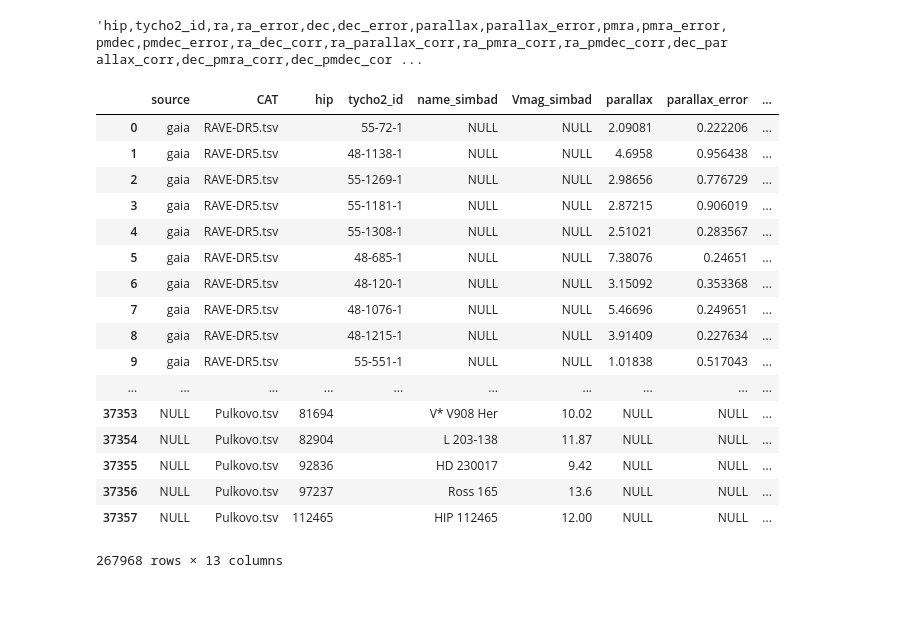
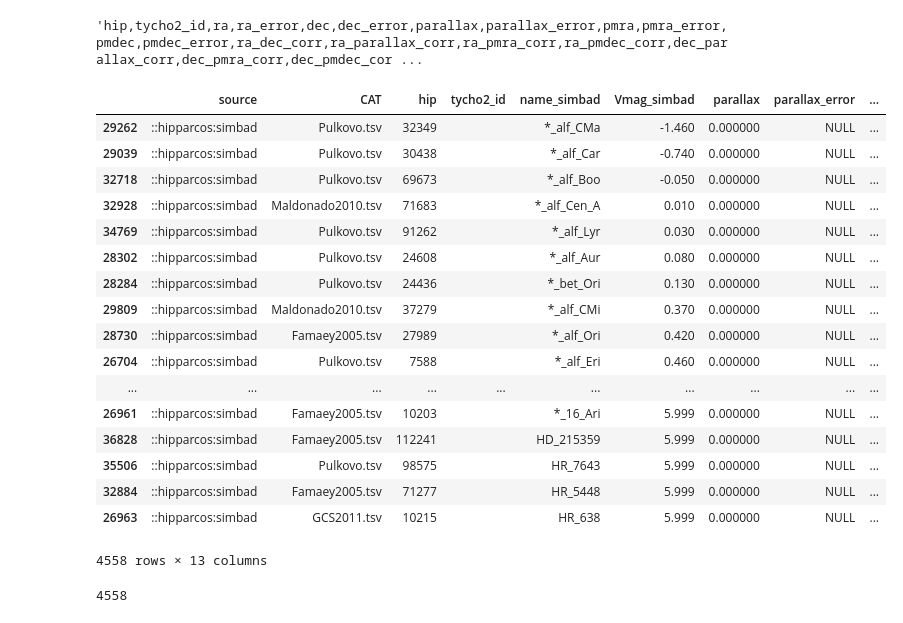
Before and after one commit to seap-udea/iWander, a Jupyter notebook: db/build.ipynb, the cells around one changed output. Cells and saved outputs as stored; diff of their text form; code cells hidden in the pictures.

```diff
--- a/db/build.ipynb
+++ b/db/build.ipynb
@@ -980,6 +1000,19 @@ Number of matchings for tycho2_id: 230610
 Merging by hip...
 Number of matchings for hip: 37358
 Number of matches: 267968
+# %%
+#Make all empty HIPs Nulls
+rvgaia['hip']=rvgaia['hip'].map(lambda x:'NULL' if x=='' else x)
+#Remove spaces from simbad names
+rvgaia['name_simbad']=rvgaia['name_simbad'].map(lambda x:'NULL' if x=='' else x.replace(' ','_'))
+#Convert Vmag to float and if ~ assign an arbitrary value of 123
+rvgaia['Vmag_simbad']=rvgaia['Vmag_simbad'].map(lambda x:'123' if x=='~' or x=='' or x=='NULL' else x).map(float)
+#NULL parallax to 0
+pcols=['parallax','parallax_Hip','parallax_Tyc','parallax_simbad']
+for pcol in pcols:
+    rvgaia[pcol]=rvgaia[pcol].map(lambda x:'0' if x=='NULL' else x).map(float)
+#Left only not null Gaia,Hip parallaxe
+rvgaia=rvgaia[(rvgaia.parallax>0)|(rvgaia.parallax_Hip>0)]
 # %% [markdown]
 **Result of merging database Gaia + Hip + Tyc2 + Simbad:**
 
@@ -1006,26 +1060,30 @@ if 1:
 # %% [output]
 'hip,tycho2_id,ra,ra_error,dec,dec_error,parallax,parallax_error,pmra,pmra_error,pmdec,pmdec_error,ra_dec_corr,ra_parallax_corr,ra_pmra_corr,ra_pmdec_corr,dec_parallax_corr,dec_pmra_corr,dec_pmdec_cor ...
 # %%
-rvgaia[['source','CAT','hip','tycho2_id','name_simbad','Vmag_simbad','parallax','parallax_error','parallax_Hip','parallax_error_Hip','radial_vel_simbad','RV','eRV']]
+rvgaia[rvgaia.Vmag_simbad<6][['source','CAT','hip','tycho2_id','name_simbad','Vmag_simbad','parallax','parallax_error','parallax_Hip','parallax_error_Hip','radial_vel_simbad','RV','eRV']].sort_values('Vmag_simbad')
 # %% [output]
 |  | source | CAT | hip | tycho2_id | name_simbad | Vmag_simbad | parallax | parallax_error | ... |
-| 0 | gaia | RAVE-DR5.tsv |  | 55-72-1 | NULL | NULL | 2.09081 | 0.222206 | ... |
-| 1 | gaia | RAVE-DR5.tsv |  | 48-1138-1 | NULL | NULL | 4.6958 | 0.956438 | ... |
-| 2 | gaia | RAVE-DR5.tsv |  | 55-1269-1 | NULL | NULL | 2.98656 | 0.776729 | ... |
-| 3 | gaia | RAVE-DR5.tsv |  | 55-1181-1 | NULL | NULL | 2.87215 | 0.906019 | ... |
-| 4 | gaia | RAVE-DR5.tsv |  | 55-1308-1 | NULL | NULL | 2.51021 | 0.283567 | ... |
-| 5 | gaia | RAVE-DR5.tsv |  | 48-685-1 | NULL | NULL | 7.38076 | 0.24651 | ... |
-| 6 | gaia | RAVE-DR5.tsv |  | 48-120-1 | NULL | NULL | 3.15092 | 0.353368 | ... |
-| 7 | gaia | RAVE-DR5.tsv |  | 48-1076-1 | NULL | NULL | 5.46696 | 0.249651 | ... |
-| 8 | gaia | RAVE-DR5.tsv |  | 48-1215-1 | NULL | NULL | 3.91409 | 0.227634 | ... |
-| 9 | gaia | RAVE-DR5.tsv |  | 55-551-1 | NULL | NULL | 1.01838 | 0.517043 | ... |
+| 29262 | ::hipparcos:simbad | Pulkovo.tsv | 32349 |  | *_alf_CMa | -1.460 | 0.000000 | NULL | ... |
+| 29039 | ::hipparcos:simbad | Pulkovo.tsv | 30438 |  | *_alf_Car | -0.740 | 0.000000 | NULL | ... |
+| 32718 | ::hipparcos:simbad | Pulkovo.tsv | 69673 |  | *_alf_Boo | -0.050 | 0.000000 | NULL | ... |
+| 32928 | ::hipparcos:simbad | Maldonado2010.tsv | 71683 |  | *_alf_Cen_A | 0.010 | 0.000000 | NULL | ... |
+| 34769 | ::hipparcos:simbad | Pulkovo.tsv | 91262 |  | *_alf_Lyr | 0.030 | 0.000000 | NULL | ... |
+| 28302 | ::hipparcos:simbad | Pulkovo.tsv | 24608 |  | *_alf_Aur | 0.080 | 0.000000 | NULL | ... |
+| 28284 | ::hipparcos:simbad | Pulkovo.tsv | 24436 |  | *_bet_Ori | 0.130 | 0.000000 | NULL | ... |
+| 29809 | ::hipparcos:simbad | Maldonado2010.tsv | 37279 |  | *_alf_CMi | 0.370 | 0.000000 | NULL | ... |
+| 28730 | ::hipparcos:simbad | Famaey2005.tsv | 27989 |  | *_alf_Ori | 0.420 | 0.000000 | NULL | ... |
+| 26704 | ::hipparcos:simbad | Pulkovo.tsv | 7588 |  | *_alf_Eri | 0.460 | 0.000000 | NULL | ... |
 | ... | ... | ... | ... | ... | ... | ... | ... | ... | ... |
-| 37353 | NULL | Pulkovo.tsv | 81694 |  | V* V908 Her | 10.02 | NULL | NULL | ... |
-| 37354 | NULL | Pulkovo.tsv | 82904 |  | L 203-138 | 11.87 | NULL | NULL | ... |
-| 37355 | NULL | Pulkovo.tsv | 92836 |  | HD 230017 | 9.42 | NULL | NULL | ... |
-| 37356 | NULL | Pulkovo.tsv | 97237 |  | Ross 165 | 13.6 | NULL | NULL | ... |
-| 37357 | NULL | Pulkovo.tsv | 112465 |  | HIP 112465 | 12.00 | NULL | NULL | ... |
+| 26961 | ::hipparcos:simbad | Famaey2005.tsv | 10203 |  | *_16_Ari | 5.999 | 0.000000 | NULL | ... |
+| 36828 | ::hipparcos:simbad | Famaey2005.tsv | 112241 |  | HD_215359 | 5.999 | 0.000000 | NULL | ... |
+| 35506 | ::hipparcos:simbad | Pulkovo.tsv | 98575 |  | HR_7643 | 5.999 | 0.000000 | NULL | ... |
+| 32884 | ::hipparcos:simbad | Famaey2005.tsv | 71277 |  | HR_5448 | 5.999 | 0.000000 | NULL | ... |
+| 26963 | ::hipparcos:simbad | GCS2011.tsv | 10215 |  | HR_638 | 5.999 | 0.000000 | NULL | ... |
-267968 rows × 13 columns
+4558 rows × 13 columns
+# %%
+(rvgaia.Vmag_simbad<6).sum()
+# %% [output]
+4558
 # %%
 cond=rvgaia.Vmag_simbad!='NULL'
 rvgaia_sel=rvgaia[cond]
```
Also changed, not shown: parts of 5 cells of this notebook, 37 other files.
